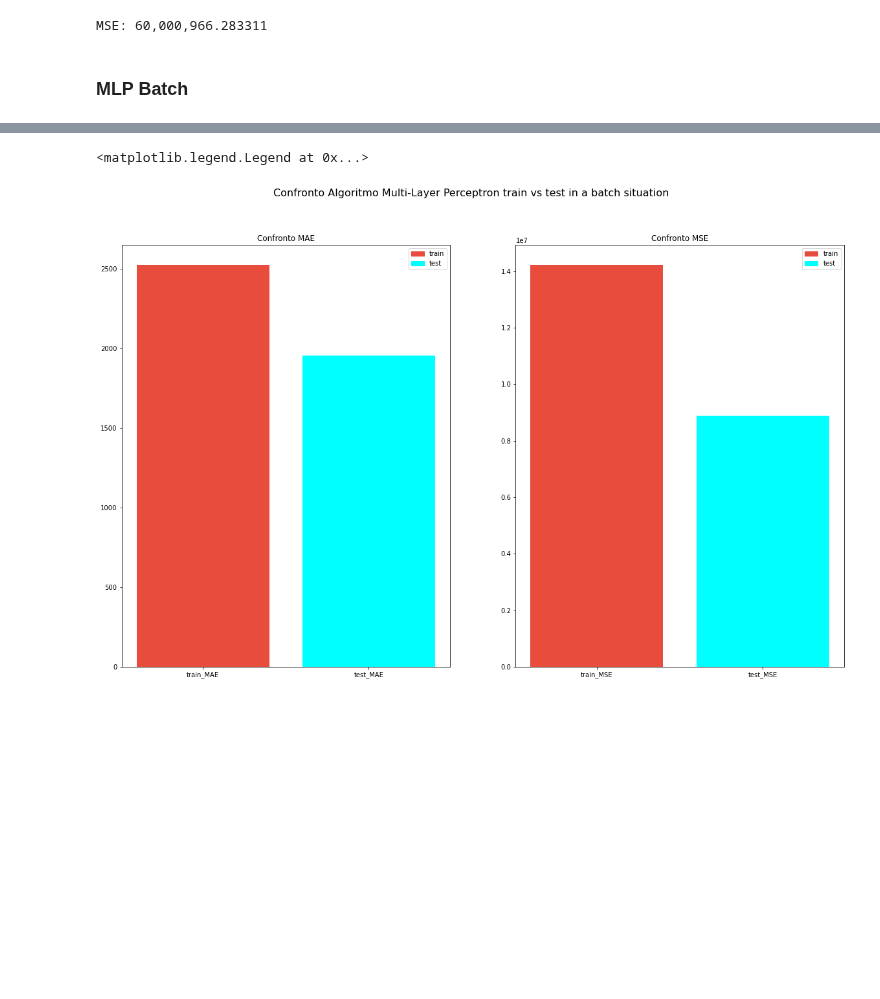
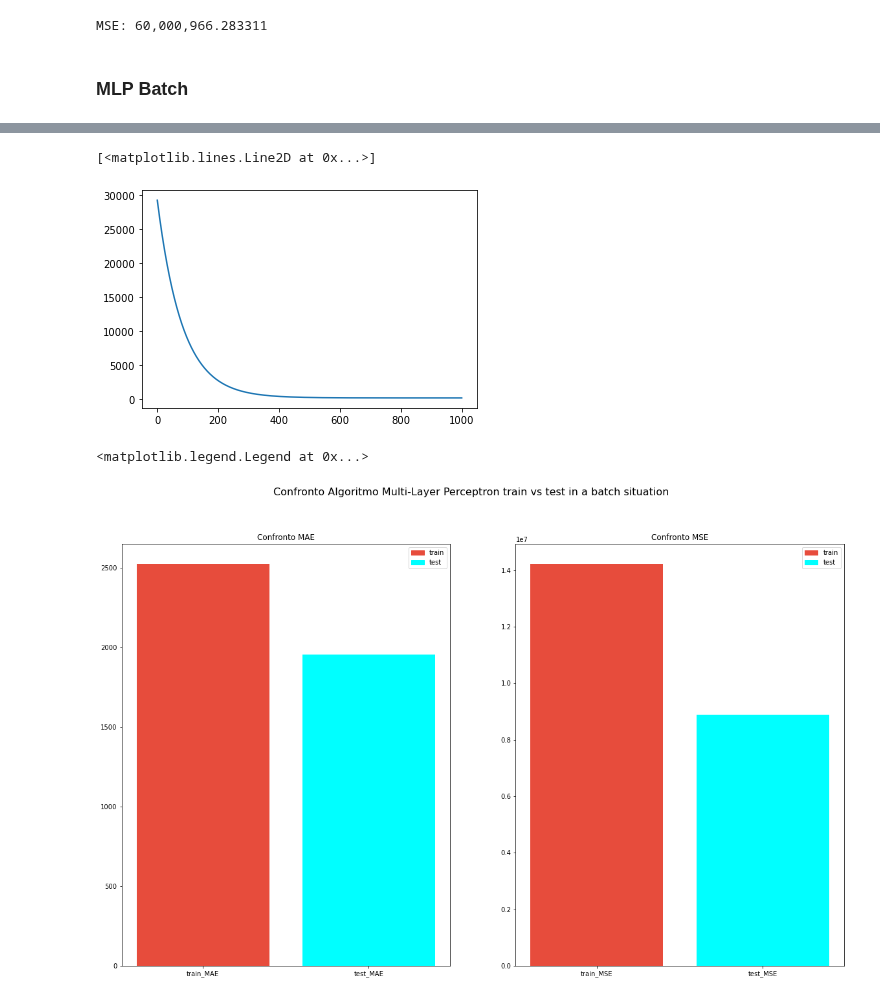
Before and after one commit to giodefa96/Script_Tesi_new, a Jupyter notebook: Risultati Finali/WaterVolumePrediction.ipynb, the cells around one changed output, grey strips where cells are left out. Drawn from its saved outputs; the diff is of its cells as text; code cells hidden in the pictures; blank space fills up the shorter version.

```diff
--- a/Risultati Finali/WaterVolumePrediction.ipynb
+++ b/Risultati Finali/WaterVolumePrediction.ipynb
@@ -297 +308,6 @@ Execution time: 0.2564880847930908 seconds
+# %%
+plt.plot(prediction_mlp)
+# %% [output]
+[<matplotlib.lines.Line2D at 0x...>]
+[figure, added]
 # %%
```
Also changed, not shown: parts of 9 cells of this notebook, 3 other files.
